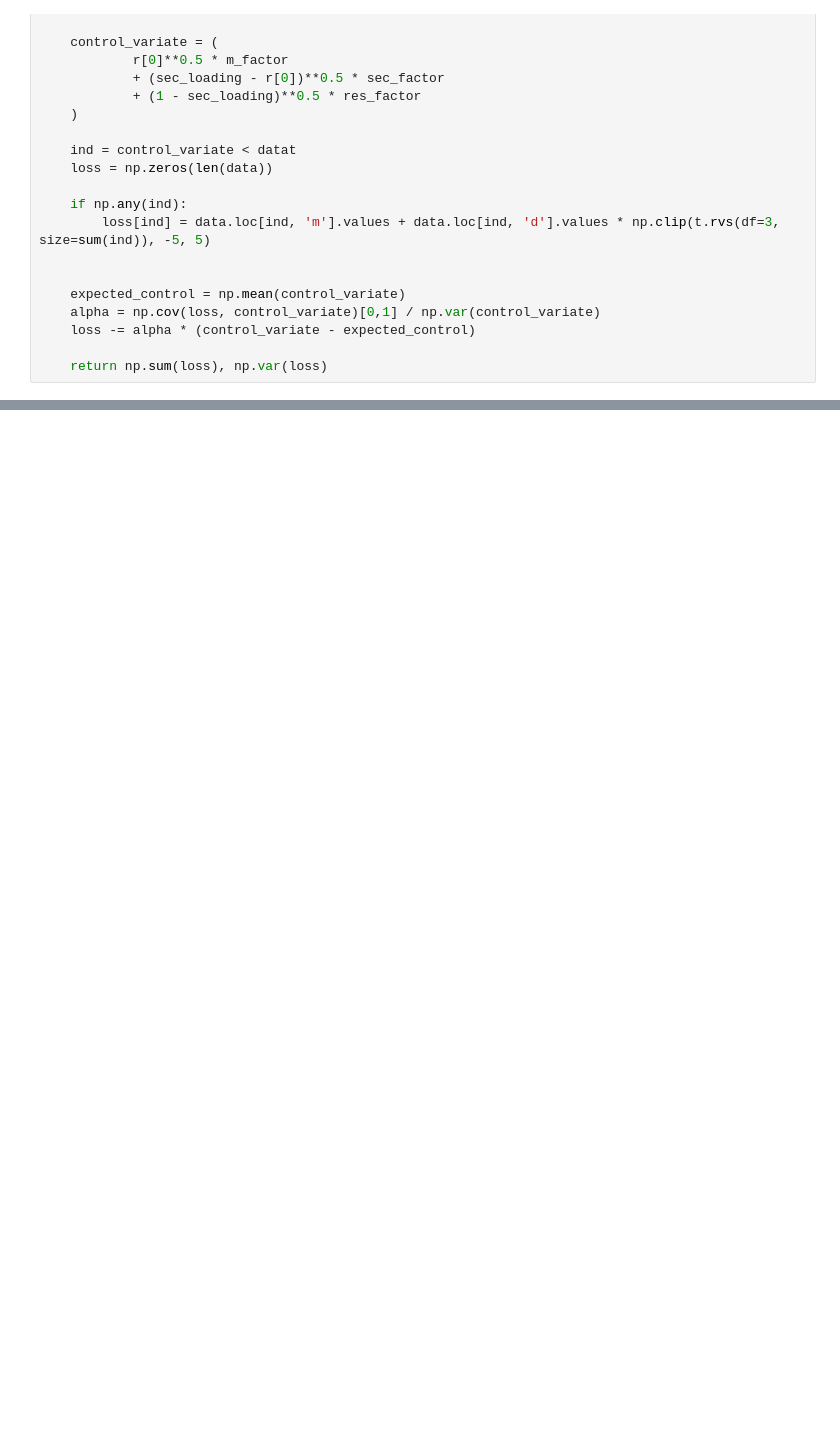
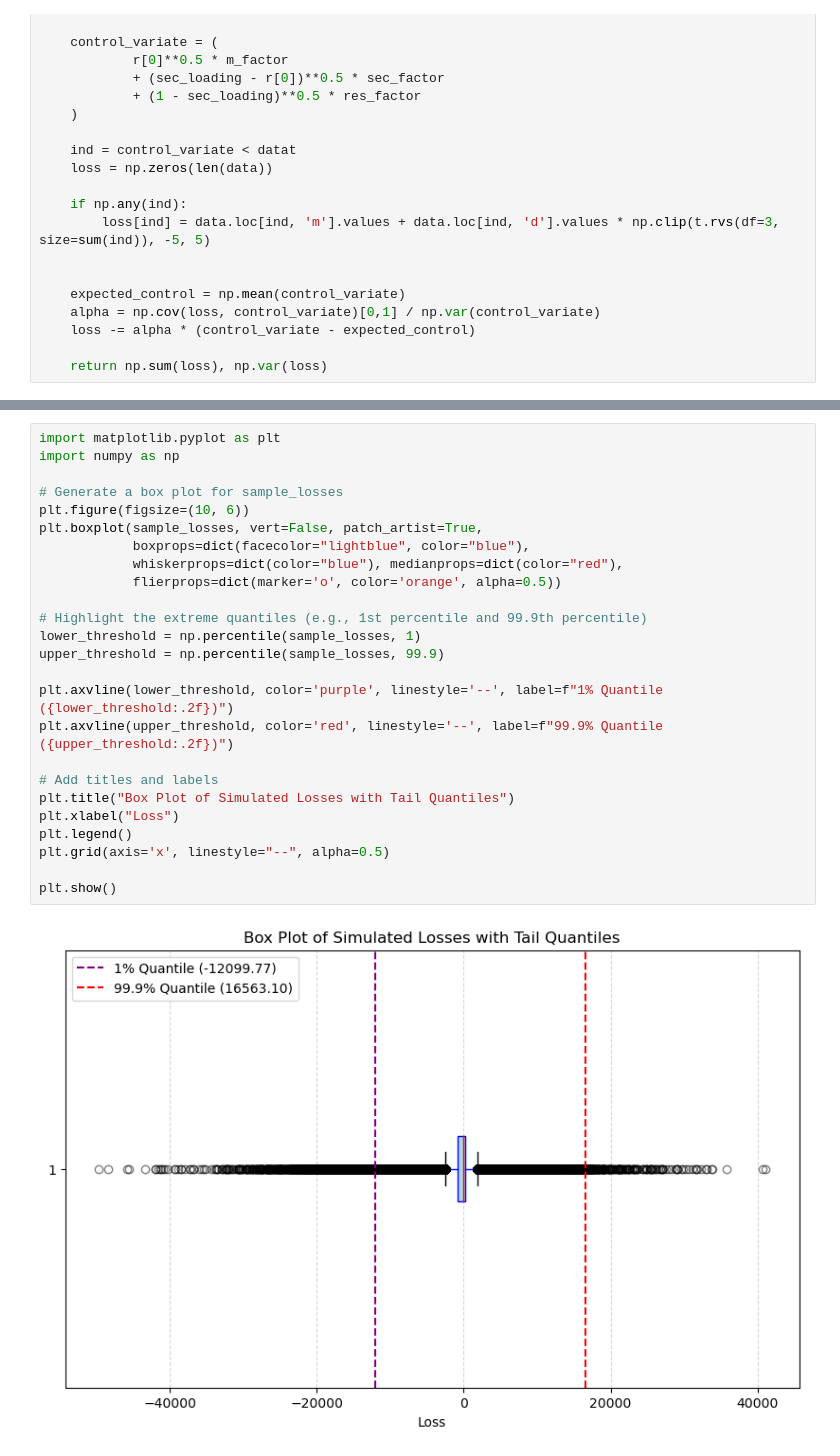
Before and after one commit to akrokosz/gs_quant_mc, a Jupyter notebook: finalito.ipynb, the cells around one changed output, grey strips where cells are left out. Saved outputs shown, nothing was run; the diff lists cells and outputs as text; blank space fills up the shorter version.

```diff
--- a/finalito.ipynb
+++ b/finalito.ipynb
@@ -108,0 +131,27 @@ plt.show()
+# %%
+import matplotlib.pyplot as plt
+import numpy as np
+
+# Generate a box plot for sample_losses
+plt.figure(figsize=(10, 6))
+plt.boxplot(sample_losses, vert=False, patch_artist=True,
+            boxprops=dict(facecolor="lightblue", color="blue"),
+            whiskerprops=dict(color="blue"), medianprops=dict(color="red"),
+            flierprops=dict(marker='o', color='orange', alpha=0.5))
+
+# Highlight the extreme quantiles (e.g., 1st percentile and 99.9th percentile)
+lower_threshold = np.percentile(sample_losses, 1)
+upper_threshold = np.percentile(sample_losses, 99.9)
+
+plt.axvline(lower_threshold, color='purple', linestyle='--', label=f"1% Quantile ({lower_threshold:.2f})")
+plt.axvline(upper_threshold, color='red', linestyle='--', label=f"99.9% Quantile ({upper_threshold:.2f})")
+
+# Add titles and labels
+plt.title("Box Plot of Simulated Losses with Tail Quantiles")
+plt.xlabel("Loss")
+plt.legend()
+plt.grid(axis='x', linestyle="--", alpha=0.5)
+
+plt.show()
+# %% [output]
+[figure, added]
```
Also changed, not shown: parts of 14 cells of this notebook, 1 other file.
